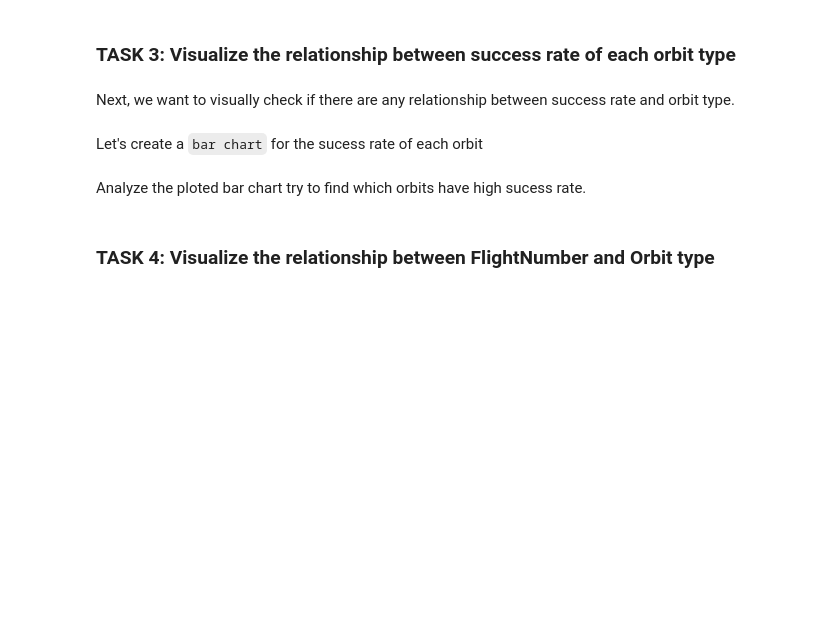
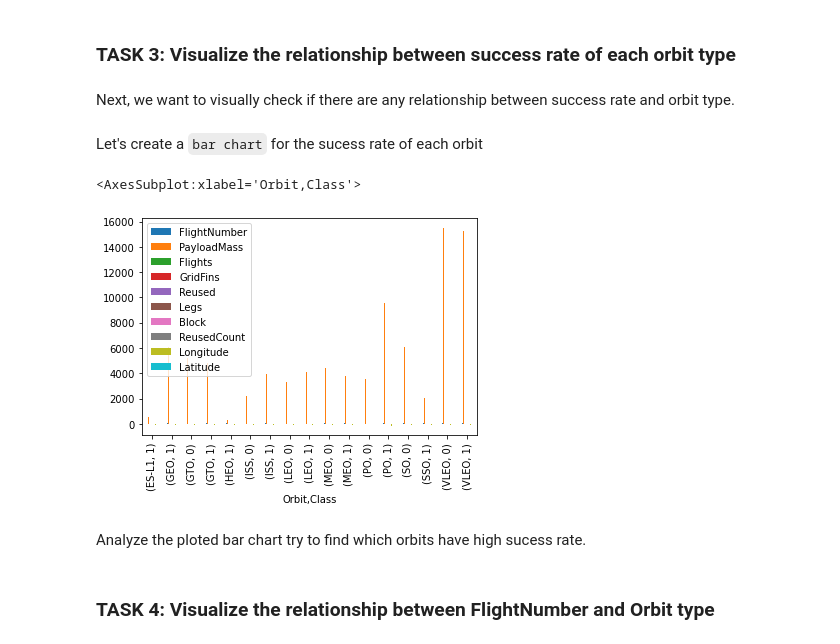
Before and after one commit to MTHDS/Applied-Data-Science-Capstone, a Jupyter notebook: Week2-Complete the EDA with Visualization lab.ipynb, the cells around one changed output. Cells and saved outputs as stored; diff of their text form; code cells hidden in the pictures; blank space fills up the shorter version.

```diff
--- a/Week2-Complete the EDA with Visualization lab.ipynb
+++ b/Week2-Complete the EDA with Visualization lab.ipynb
@@ -114,6 +114,10 @@ Next, we want to visually check if there are any relationship between success ra
 Let's create a `bar chart` for the sucess rate of each orbit
 # %%
 # HINT use groupby method on Orbit column and get the mean of Class column
+df.groupby(["Orbit", "Class"]).mean().plot.bar()
+# %% [output]
+<AxesSubplot:xlabel='Orbit,Class'>
+[figure, added]
 # %% [markdown]
 Analyze the ploted bar chart try to find which orbits have high sucess rate.
 # %% [markdown]
```
Also changed, not shown: parts of 9 cells of this notebook.
